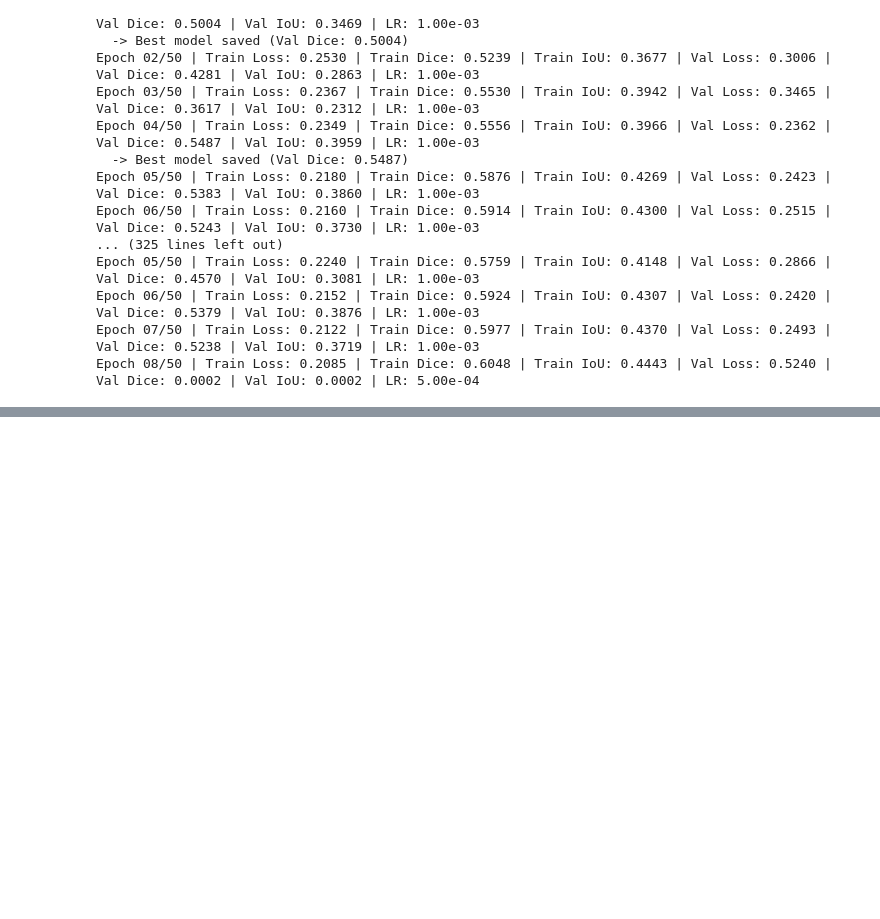
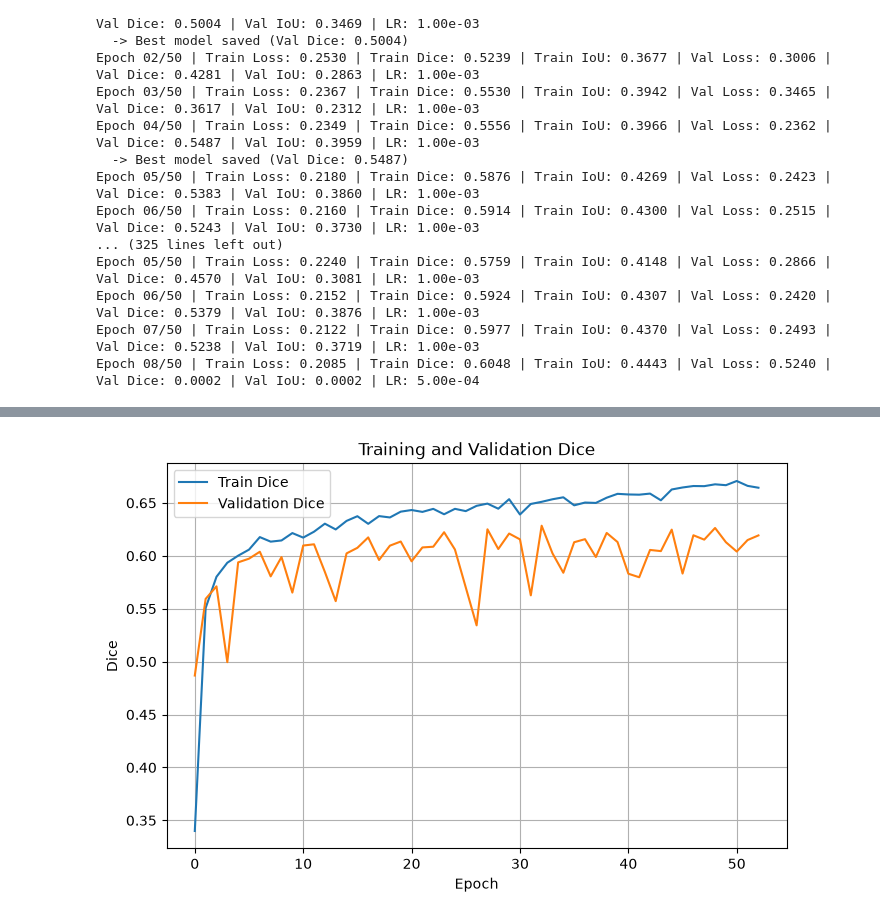
Before and after one commit to dario2002lr-coder/kaggle_solar_filament_segmentation, a Jupyter notebook: notebooks/03_network_optimisation.ipynb, the cells around one changed output, grey strips where cells are left out. Drawn from its saved outputs; the diff is of its cells as text; code cells hidden in the pictures; blank space fills up the shorter version.

```diff
--- a/notebooks/03_network_optimisation.ipynb
+++ b/notebooks/03_network_optimisation.ipynb
@@ -278,0 +512,14 @@ Epoch 08/50 | Train Loss: 0.2085 | Train Dice: 0.6048 | Train IoU: 0.4443 | Val
+# %%
+plt.figure(figsize=(8, 5))
+
+plt.plot(history["train_dice"], label="Train Dice")
+plt.plot(history["val_dice"], label="Validation Dice")
+
+plt.xlabel("Epoch")
+plt.ylabel("Dice")
+plt.title("Training and Validation Dice")
+plt.legend()
+plt.grid(True)
+plt.show()
+# %% [output]
+[figure, added]
```
Also changed, not shown: parts of 12 cells of this notebook, 2 other files.
